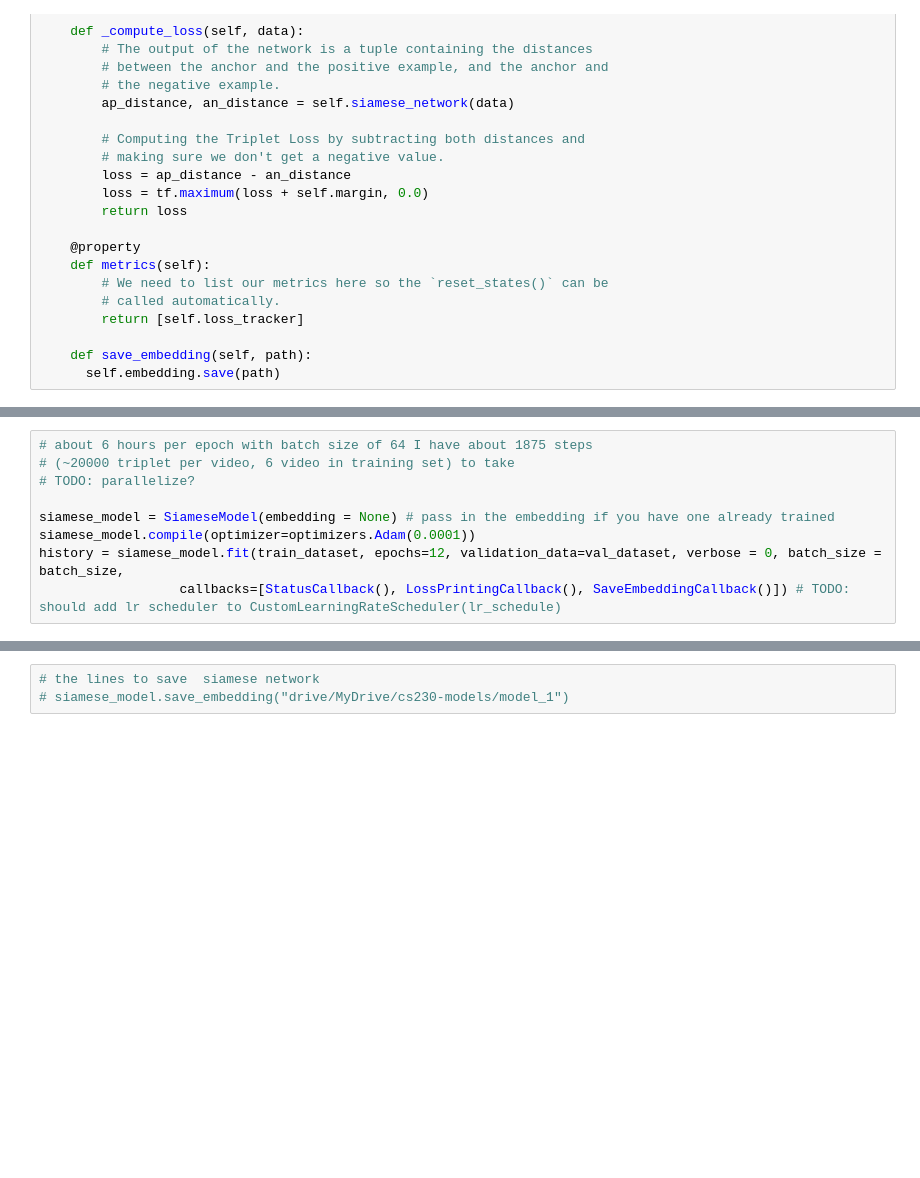
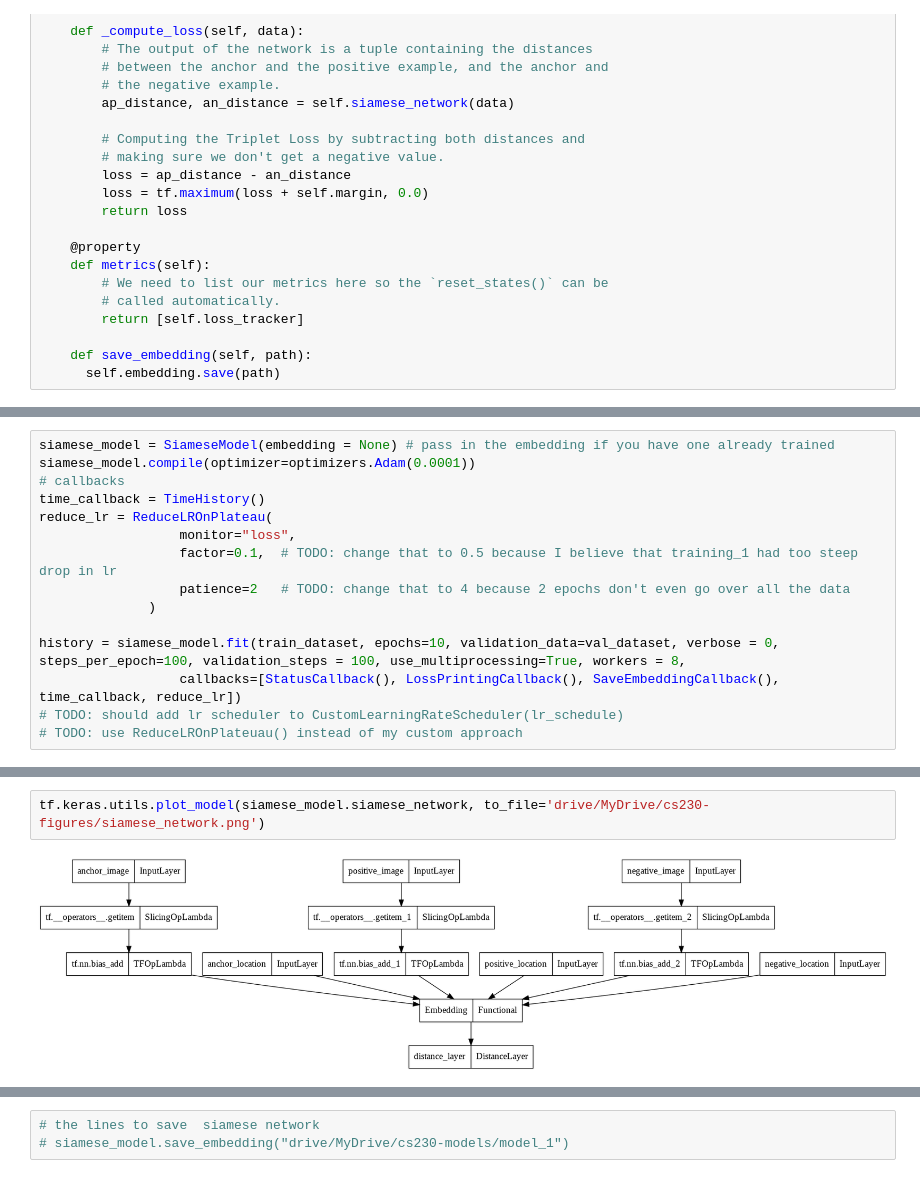
Before and after one commit to ladouceu/cs230-ladouceu, a Jupyter notebook: train_siamese_model.ipynb, the cells around one changed output, grey strips where cells are left out. Cells and saved outputs as stored; diff of their text form; blank space fills up the shorter version.

```diff
--- a/train_siamese_model.ipynb
+++ b/train_siamese_model.ipynb
@@ -415,12 +408,18 @@ def lr_schedule(epoch, lr):
 # %%
-# about 6 hours per epoch with batch size of 64 I have about 1875 steps
-# (~20000 triplet per video, 6 video in training set) to take
-# TODO: parallelize?
-
 siamese_model = SiameseModel(embedding = None) # pass in the embedding if you have one already trained
 siamese_model.compile(optimizer=optimizers.Adam(0.0001))
-history = siamese_model.fit(train_dataset, epochs=12, validation_data=val_dataset, verbose = 0, batch_size = batch_size,
-                  callbacks=[StatusCallback(), LossPrintingCallback(), SaveEmbeddingCallback()]) # TODO: should add lr scheduler to CustomLearningRateScheduler(lr_schedule)
+# callbacks
+time_callback = TimeHistory()
+reduce_lr = ReduceLROnPlateau(
+                  monitor="loss",
+                  factor=0.1,  # TODO: change that to 0.5 because I believe that training_1 had too steep drop in lr
+                  patience=2   # TODO: change that to 4 because 2 epochs don't even go over all the data
+              )
+
+history = siamese_model.fit(train_dataset, epochs=10, validation_data=val_dataset, verbose = 0, steps_per_epoch=100, validation_steps = 100, use_multiprocessing=True, workers = 8,
+                  callbacks=[StatusCallback(), LossPrintingCallback(), SaveEmbeddingCallback(), time_callback, reduce_lr])
+# TODO: should add lr scheduler to CustomLearningRateScheduler(lr_schedule)
+# TODO: use ReduceLROnPlateuau() instead of my custom approach
 # %% [output]
 Starting training; got log keys: []
 Start epoch 0 of training; got log keys: []
@@ -442,0 +622,4 @@ KeyboardInterrupt: ignored
+# %%
+tf.keras.utils.plot_model(siamese_model.siamese_network, to_file='drive/MyDrive/cs230-figures/siamese_network.png')
+# %% [output]
+[figure, added]
```
Also changed, not shown: parts of 17 cells of this notebook, 1 other file.
